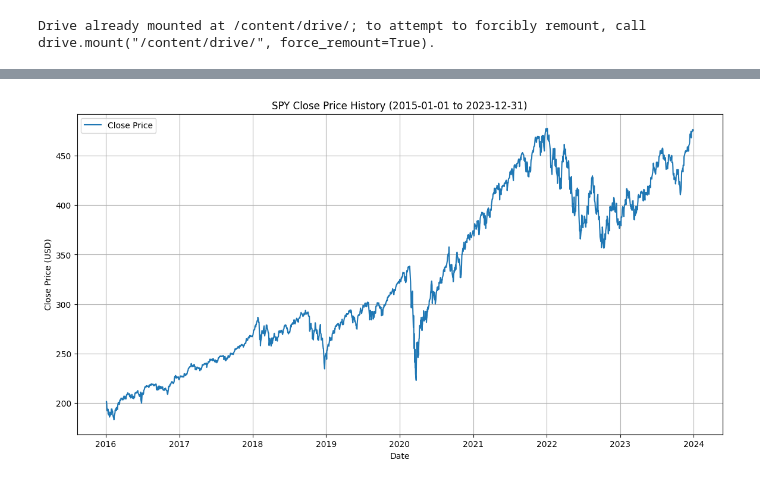
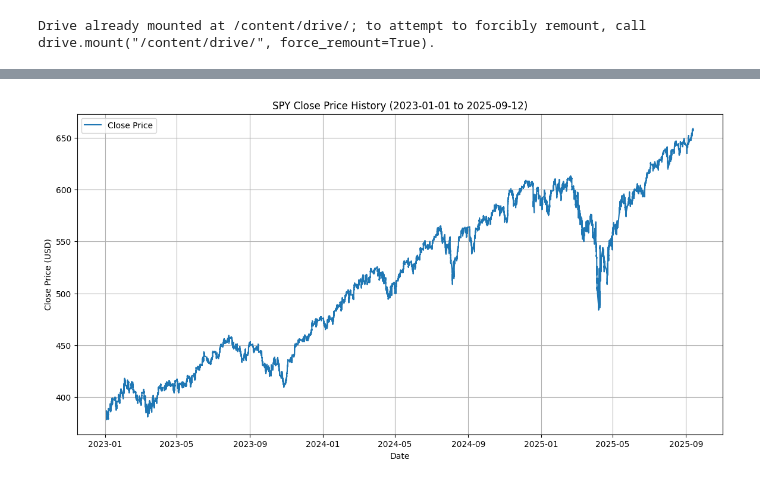
Before and after one commit to mafiat/CSCA-5642-Introduction-to-Deep-Learning-Final-Project, a Jupyter notebook: CSCA-5642-Introduction-to-Deep-Learning-Final-Project.ipynb, the cells around one changed output, grey strips where cells are left out. Drawn from its saved outputs; the diff is of its cells as text; code cells hidden in the pictures.

Commit message:
final version

```diff
--- a/CSCA-5642-Introduction-to-Deep-Learning-Final-Project.ipynb
+++ b/CSCA-5642-Introduction-to-Deep-Learning-Final-Project.ipynb
@@ -172,6 +174,11 @@ SECRET_KEY = "iVDBmzj4sn3kn3azwy2e3HPccJ3qBbHtNhsvH55Q"
 
 # Set the stock symbol and prediction parameters
 SYMBOL = "SPY"
+timeframe = "minute"
+interval = 5
+start_date = '2023-01-01'
+#end_date = '2023-01-05'
+end_date = '2025-09-12'
 LOOK_BACK_DAYS = 90  # Number of past days to use for prediction
 PREDICTION_DAYS = 30 # Not used in this version, but kept for context.
 LSTM_UNITS = 50      # Number of units in the LSTM layer
@@ -267,63 +344,41 @@ Error fetching data from Alpaca: subscription does not permit querying recent SI
 # %%
-# --- Alpaca API Credentials ---
-
-API_KEY = os.getenv("ALPACA_API_ID_KEY")
-SECRET_KEY = os.getenv("ALPACA_API_SECRET_KEY")
-BASE_URL = "https://paper-api.alpaca.markets"  # Use paper trading URL for development
-
-
-API_KEY = "PKV6S69U0DRCF39RWQBY"
-SECRET_KEY = "iVDBmzj4sn3kn3azwy2e3HPccJ3qBbHtNhsvH55Q"
-
-# --- Initialize the Alpaca API ---
-api = tradeapi.REST(API_KEY, SECRET_KEY, base_url=BASE_URL, api_version='v2')
-
-# --- Parameters for Data Fetching ---
-ticker = 'SPY'  # We will focus on SPY (S&P 500 ETF)
-timeframe = '1Day'  # 1-day bars
-start_date = '2015-01-01'
-end_date = '2023-12-31'
-
 # --- Fetch the Data ---
 try:
 
-    # Use the get_bars method to fetch historical data
-    stock_data = api.get_bars(
-        ticker,
-        timeframe,
-        start=start_date,
-        end=end_date
-    ).df
+    stock_data = fetch_data(symbol=SYMBOL, timeframe=timeframe, interval=interval, bars_back=200, start_date=start_date, end_date=end_date)
+    stock_data = create_features(stock_data)
 
     # The .df property returns the data as a pandas DataFrame
-    print(f"Successfully fetched {len(stock_data)} data points for {ticker}.")
+    print(f"Successfully fetched {len(stock_data)} data points for {SYMBOL}.")
     print("First 5 rows of the dataset:")
     print(stock_data.head())
+
+    # --- Inspect the Data ---
+    print("\nDataset Info:")
+    stock_data.info()
+
+    print("\nDataset Description:")
+    print(stock_data.describe())
+
+    # --- Plot the Closing Price ---
+    plt.figure(figsize=(14, 7))
+    plt.plot(stock_data['close'], label='Close Price')
+    plt.title(f'{SYMBOL} Close Price History ({start_date} to {end_date})')
+    plt.xlabel('Date')
+    plt.ylabel('Close Price (USD)')
+    plt.legend()
+    plt.grid(True)
+    plt.show()
+
+
+    # --- Save the Data to a CSV file ---
+    if 'stock_data' in locals() and not stock_data.empty:
+        csv_file_path = f'{SYMBOL}_stock_data_{interval}{timeframe}_{start_date}_to_{end_date}.csv'
+        stock_data.to_csv(csv_file_path)
+        print(f"\nData saved to {csv_file_path}")
+
 
 except Exception as e:
     print(f"An error occurred while fetching data: {e}")
     print("Please ensure your API keys are correct and have the necessary permissions.")
-
-# --- Save the Data to a CSV file ---
-if 'stock_data' in locals() and not stock_data.empty:
-    csv_file_path = f'{ticker}_stock_data_{start_date}_to_{end_date}.csv'
-    stock_data.to_csv(csv_file_path)
-    print(f"\nData saved to {csv_file_path}")
-
-# --- Inspect the Data ---
-print("\nDataset Info:")
-stock_data.info()
-
-print("\nDataset Description:")
-print(stock_data.describe())
-
-# --- Plot the Closing Price ---
-plt.figure(figsize=(14, 7))
-plt.plot(stock_data['close'], label='Close Price')
-plt.title(f'{ticker} Close Price History ({start_date} to {end_date})')
-plt.xlabel('Date')
-plt.ylabel('Close Price (USD)')
-plt.legend()
-plt.grid(True)
-plt.show()
 # %% [output]
@@ -347 +402 @@ max    3.948250e+08   477.918823
-[figure, old version]
+[figure, new version]
```
Also changed, not shown: parts of 50 cells of this notebook, 11 other files.
